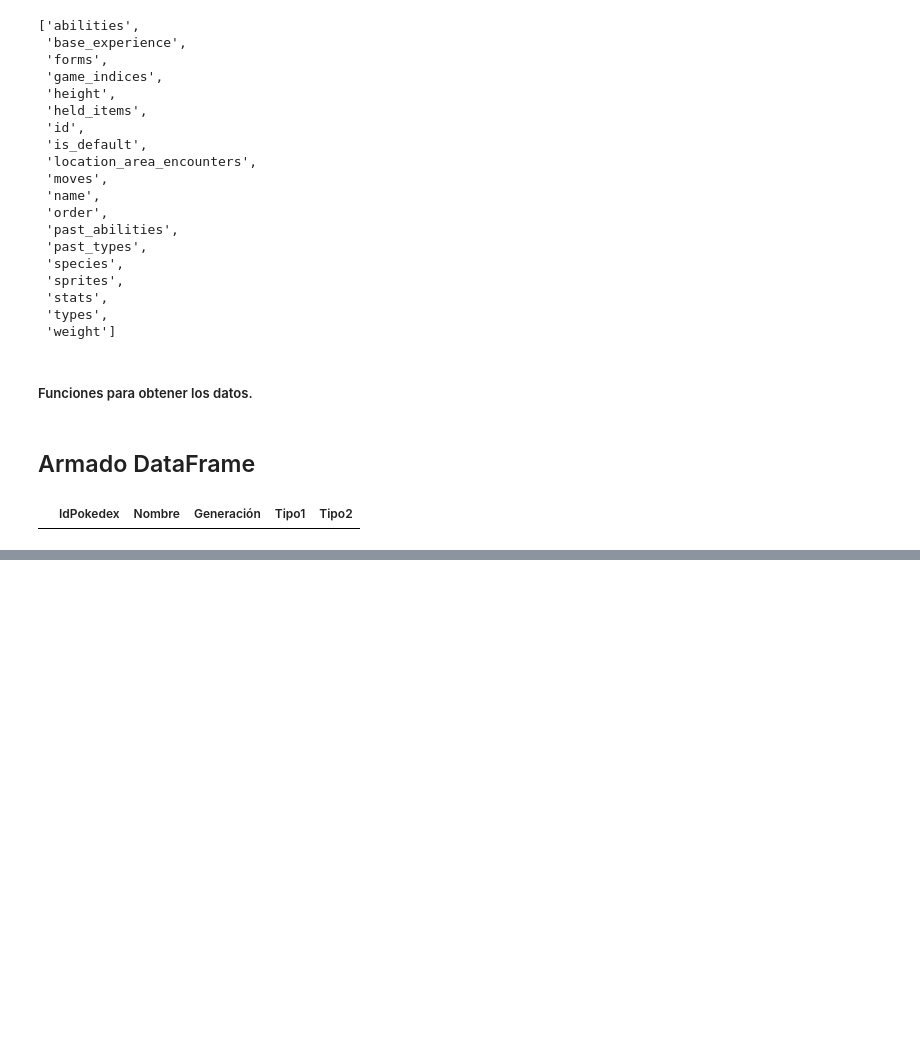
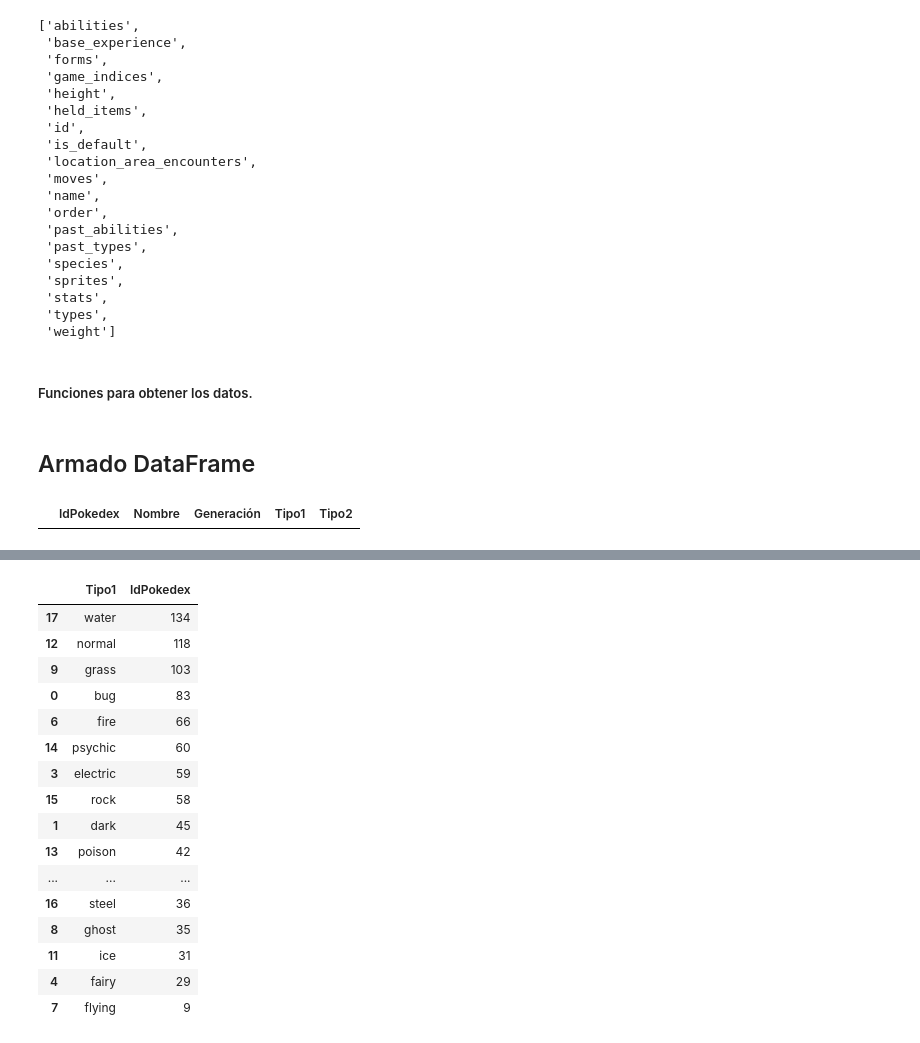
Before and after one commit to leanrios97/analisis-pokemon, a Jupyter notebook: Analisis PokeApi.ipynb, the cells around one changed output, grey strips where cells are left out. Drawn from its saved outputs; the diff is of its cells as text; code cells hidden in the pictures; blank space fills up the shorter version.

```diff
--- a/Analisis PokeApi.ipynb
+++ b/Analisis PokeApi.ipynb
@@ -233,0 +313,21 @@ df_pokemons.to_csv("df_pokemons.csv", sep=';')
+# %%
+cant_tipo1_pokemons = df_pokemons.groupby(['Tipo1'], as_index=False)['IdPokedex'].count()
+cant_tipo1_pokemons.sort_values(by='IdPokedex' ,ascending=False)
+# %% [output]
+|  | Tipo1 | IdPokedex |
+| 17 | water | 134 |
+| 12 | normal | 118 |
+| 9 | grass | 103 |
+| 0 | bug | 83 |
+| 6 | fire | 66 |
+| 14 | psychic | 60 |
+| 3 | electric | 59 |
+| 15 | rock | 58 |
+| 1 | dark | 45 |
+| 13 | poison | 42 |
+| ... | ... | ... |
+| 16 | steel | 36 |
+| 8 | ghost | 35 |
+| 11 | ice | 31 |
+| 4 | fairy | 29 |
+| 7 | flying | 9 |
```
Also changed, not shown: parts of 16 cells of this notebook.
